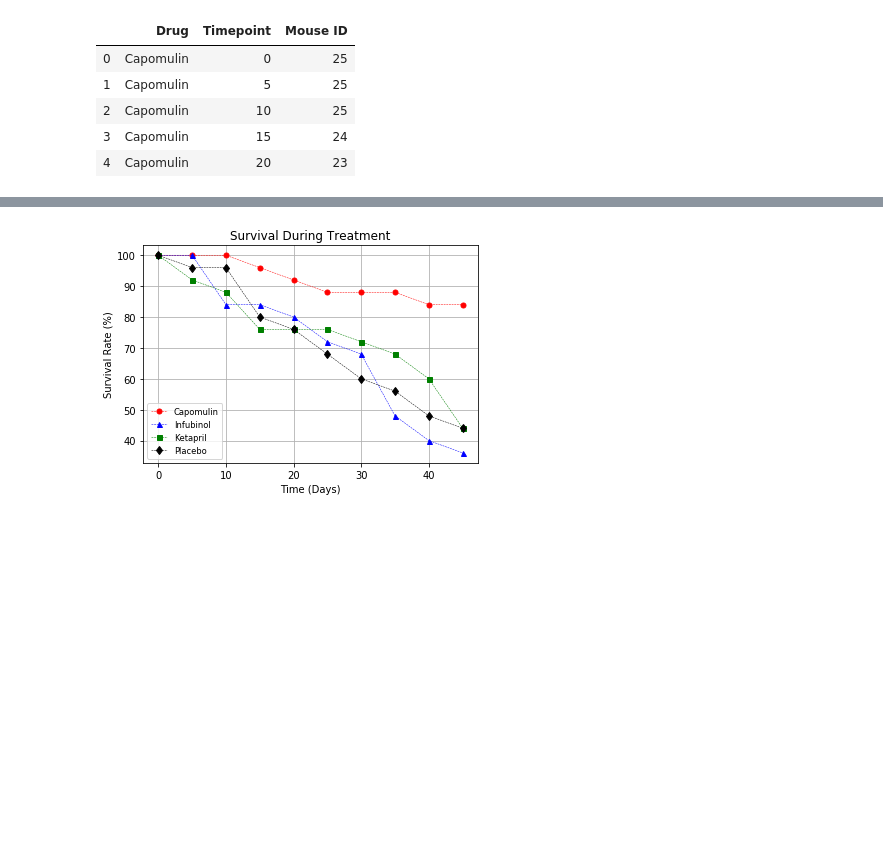
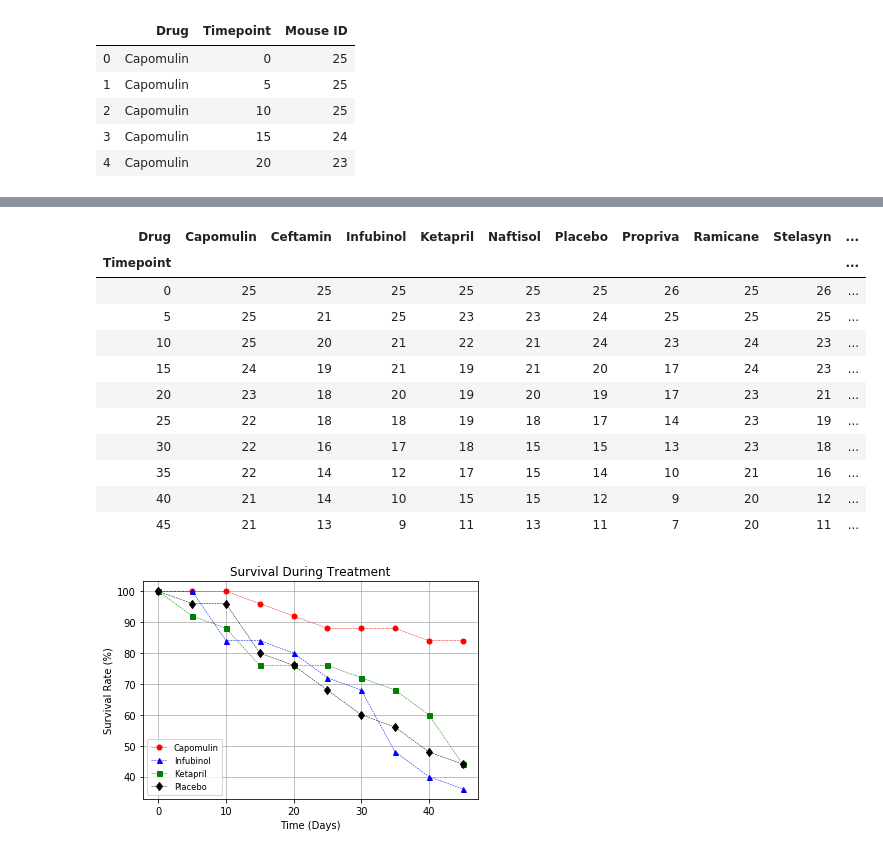
Before and after one commit to phamkdaniel/Pymaceuticals, a Jupyter notebook: pymaceuticals_starter.ipynb, the cells around one changed output, grey strips where cells are left out. Drawn from its saved outputs; the diff is of its cells as text; code cells hidden in the pictures; blank space fills up the shorter version.

```diff
--- a/pymaceuticals_starter.ipynb
+++ b/pymaceuticals_starter.ipynb
@@ -401,3 +275,33 @@ mouse_count_df.head()
+# %%
+# grab all drugs by mouse count for each time in timepoint and transpose the rows
+mouse_times = [mouse_count_df.iloc[[x for x in np.arange(i, len(mouse_count_df), step=10)], [0,2]]
+                                   for i in range(len(drugs))]
+mouse_times = [item.set_index("Drug").T for item in mouse_times]
+
+# append all times to a single DataFrame
+mouse_summary_df = mouse_times[0]
+for i in range(1, len(mouse_times)):
+    mouse_summary_df = mouse_summary_df.append(mouse_times[i])
+
+# create Timepoint index
+mouse_summary_df["Timepoint"] = timepoint
+mouse_summary_df = mouse_summary_df.set_index("Timepoint")
+
+# preview the DataFrame
+mouse_summary_df
+# %% [output]
+| Drug | Capomulin | Ceftamin | Infubinol | Ketapril | Naftisol | Placebo | Propriva | Ramicane | Stelasyn | ... |
+| Timepoint |  |  |  |  |  |  |  |  |  | ... |
+| 0 | 25 | 25 | 25 | 25 | 25 | 25 | 26 | 25 | 26 | ... |
+| 5 | 25 | 21 | 25 | 23 | 23 | 24 | 25 | 25 | 25 | ... |
+| 10 | 25 | 20 | 21 | 22 | 21 | 24 | 23 | 24 | 23 | ... |
+| 15 | 24 | 19 | 21 | 19 | 21 | 20 | 17 | 24 | 23 | ... |
+| 20 | 23 | 18 | 20 | 19 | 20 | 19 | 17 | 23 | 21 | ... |
+| 25 | 22 | 18 | 18 | 19 | 18 | 17 | 14 | 23 | 19 | ... |
+| 30 | 22 | 16 | 17 | 18 | 15 | 15 | 13 | 23 | 18 | ... |
+| 35 | 22 | 14 | 12 | 17 | 15 | 14 | 10 | 21 | 16 | ... |
+| 40 | 21 | 14 | 10 | 15 | 15 | 12 | 9 | 20 | 12 | ... |
+| 45 | 21 | 13 | 9 | 11 | 13 | 11 | 7 | 20 | 11 | ... |
 # %%
 # Generate the Plot (Accounting for percentages)
 
```
Also changed, not shown: parts of 18 cells of this notebook.
